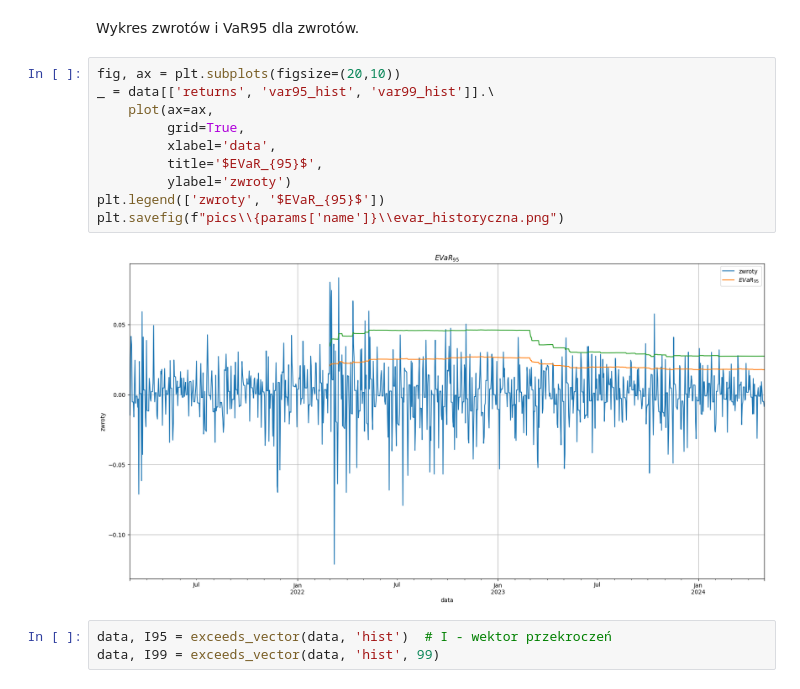
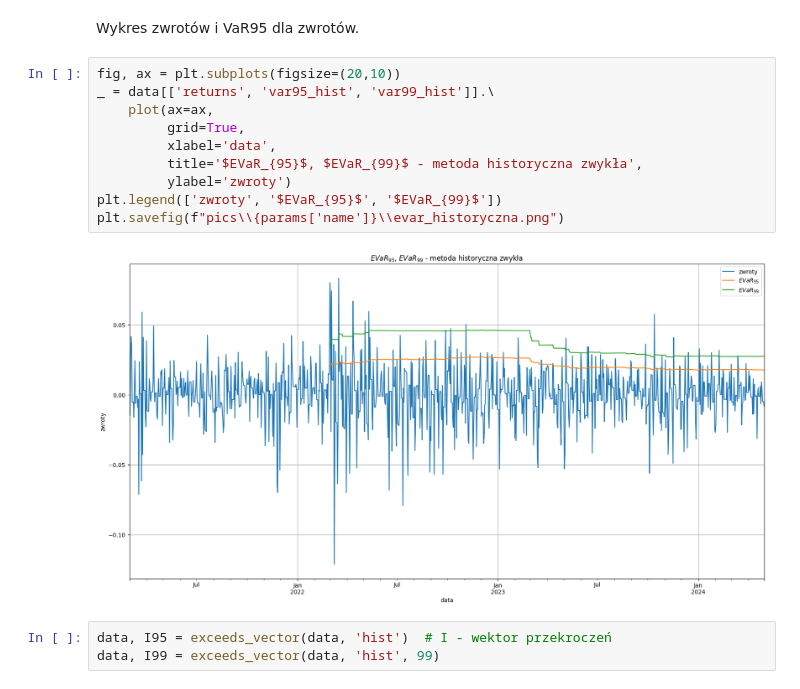
Before and after one commit to OlaHodera/risk, a Jupyter notebook: projekt3/historical_expectiles.ipynb, the cells around one changed output. Cells and saved outputs as stored; diff of their text form.

```diff
--- a/projekt3/historical_expectiles.ipynb
+++ b/projekt3/historical_expectiles.ipynb
@@ -32,15 +32,15 @@ Wykres zwrotów i VaR95 dla zwrotów.
 # %%
 fig, ax = plt.subplots(figsize=(20,10))
 _ = data[['returns', 'var95_hist', 'var99_hist']].\
     plot(ax=ax,
          grid=True,
          xlabel='data',
-         title='$EVaR_{95}$',
+         title='$EVaR_{95}$, $EVaR_{99}$ - metoda historyczna zwykła',
          ylabel='zwroty')
-plt.legend(['zwroty', '$EVaR_{95}$'])
+plt.legend(['zwroty', '$EVaR_{95}$', '$EVaR_{99}$'])
 plt.savefig(f"pics\\{params['name']}\\evar_historyczna.png")
 # %% [output]
-[figure, old version]
+[figure, new version]
 # %%
 data, I95 = exceeds_vector(data, 'hist')  # I - wektor przekroczeń
 data, I99 = exceeds_vector(data, 'hist', 99)
```
Also changed, not shown: parts of 2 cells of this notebook, 2 other files.
